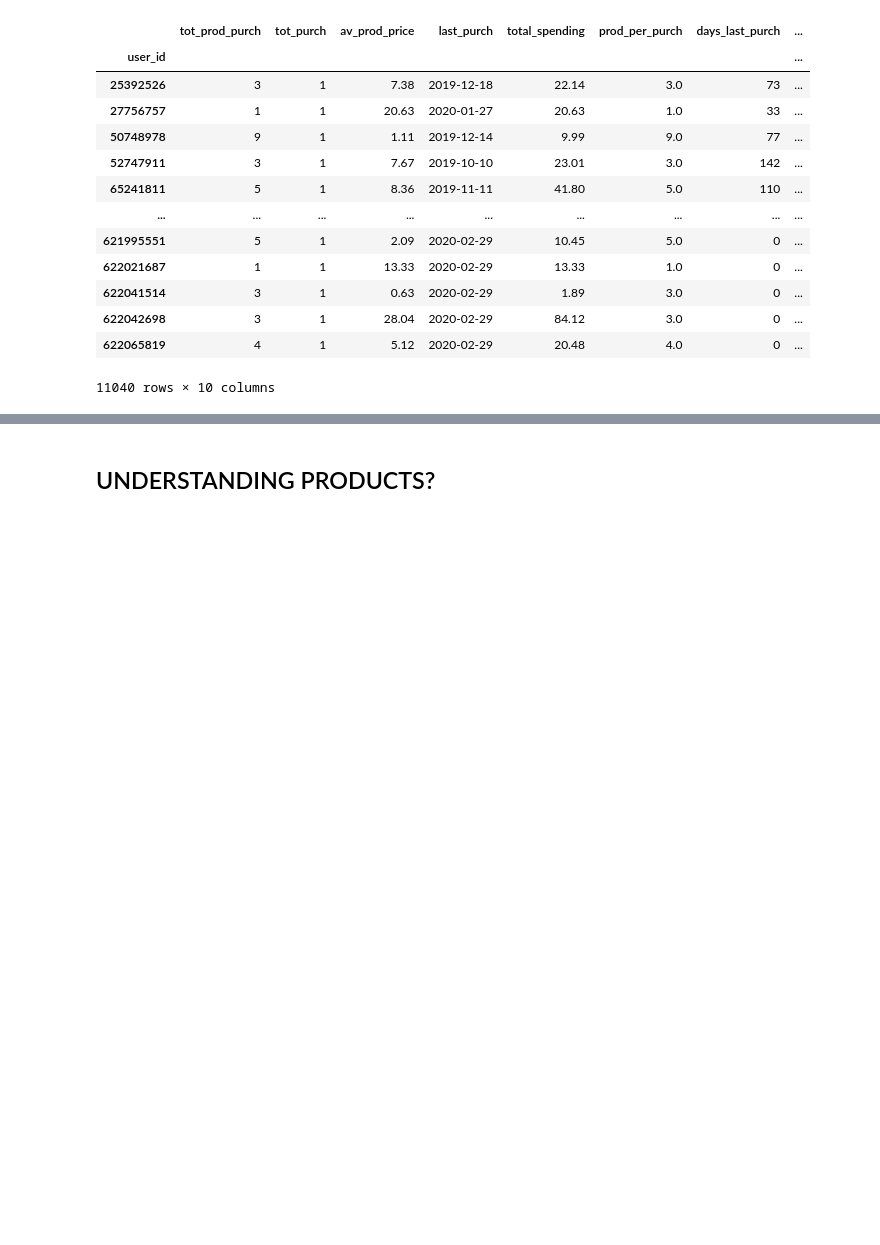
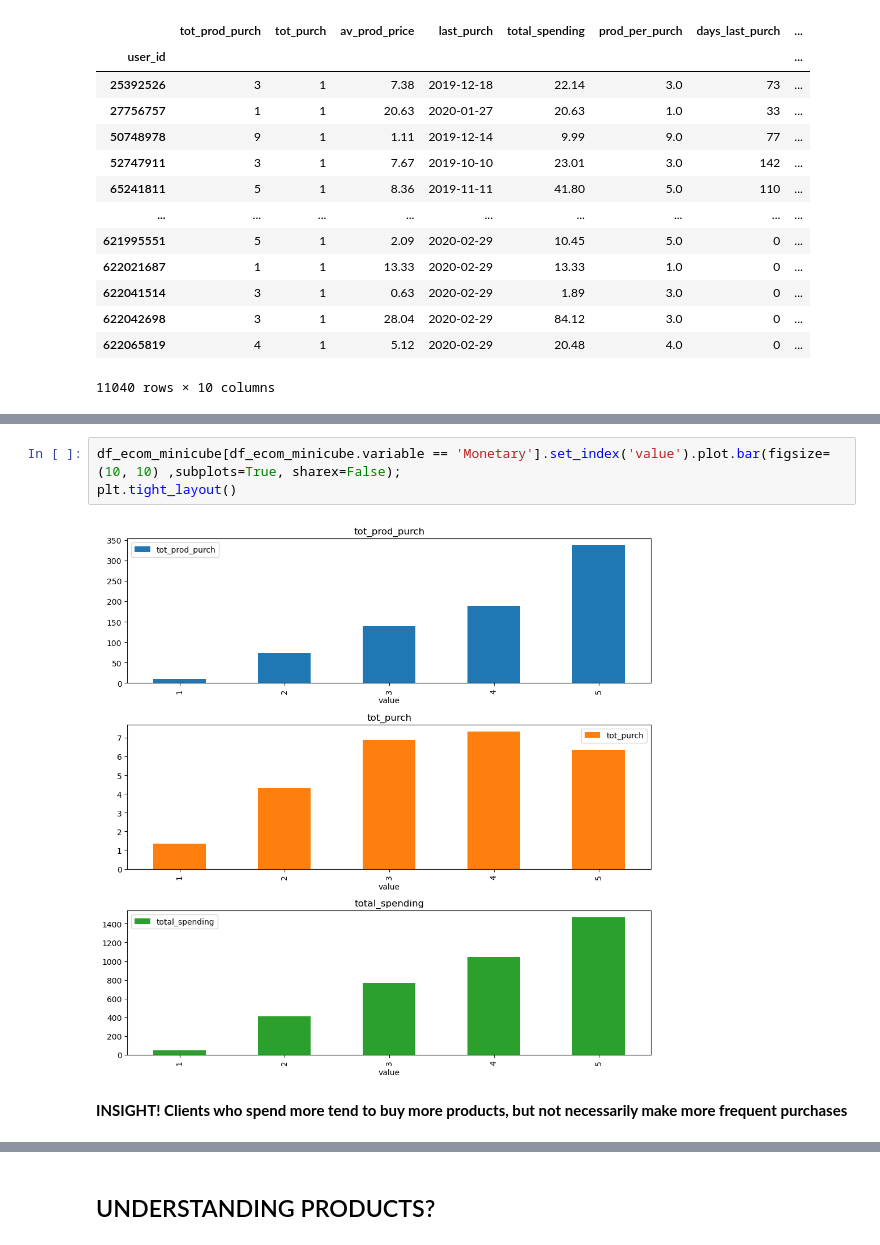
Before and after one commit to javierlopezm/Optimizacion_Ecommerce, a Jupyter notebook: Optimizacion_Ecommerce.ipynb, the cells around one changed output, grey strips where cells are left out. Drawn from its saved outputs; the diff is of its cells as text; blank space fills up the shorter version.

```diff
--- a/Optimizacion_Ecommerce.ipynb
+++ b/Optimizacion_Ecommerce.ipynb
@@ -858,0 +931,7 @@ df_ecom_userid
+# %%
+df_ecom_minicube[df_ecom_minicube.variable == 'Monetary'].set_index('value').plot.bar(figsize=(10, 10) ,subplots=True, sharex=False);
+plt.tight_layout()
+# %% [output]
+[figure, added]
+# %% [markdown]
+**INSIGHT! Clients who spend more tend to buy more products, but not necessarily make more frequent purchases**
```
Also changed, not shown: parts of 20 cells of this notebook.
